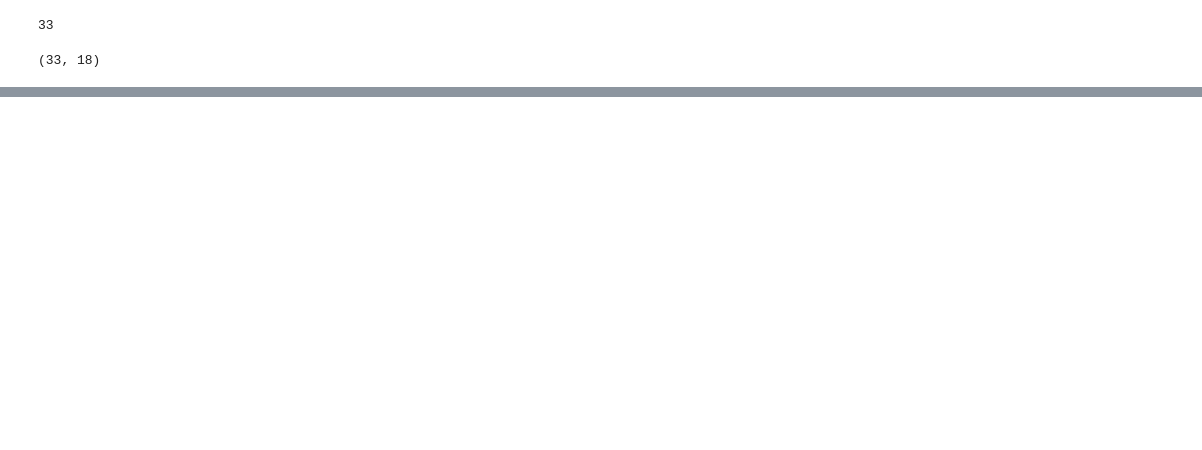
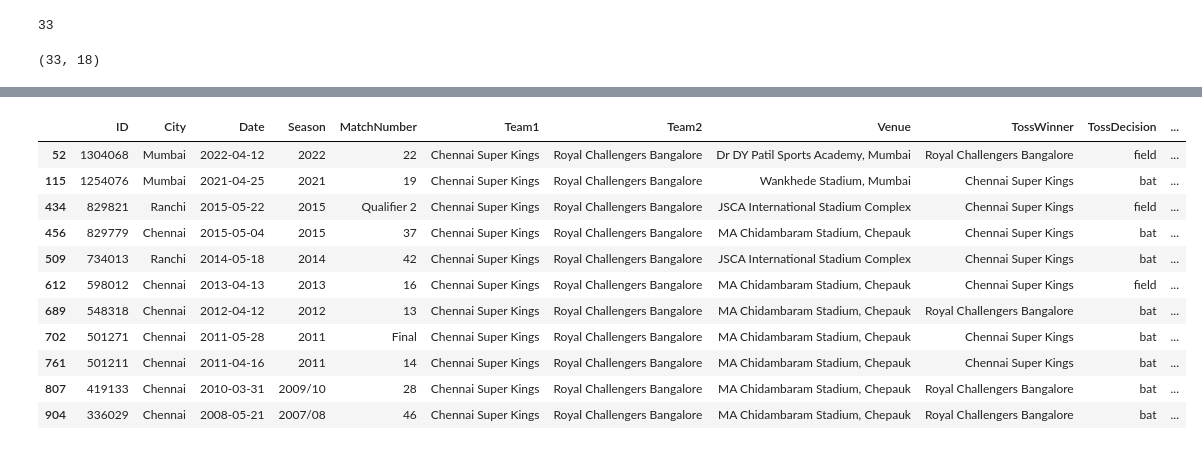
Before and after one commit to ab-jr10/Understanding_AI-ML, a Jupyter notebook: Learning_ML_Pandas_DF.ipynb, the cells around one changed output, grey strips where cells are left out. Saved outputs shown, nothing was run; the diff lists cells and outputs as text; code cells hidden in the pictures; blank space fills up the shorter version.

```diff
--- a/Learning_ML_Pandas_DF.ipynb
+++ b/Learning_ML_Pandas_DF.ipynb
@@ -737,0 +750,16 @@ movies[(movies['genres'].str.contains('Action')) & (movies['imdb_rating'] > 7.5)
+# %%
+t1csk = ipl[((ipl['Team1'] == 'Chennai Super Kings') & (ipl['Team2'] == 'Royal Challengers Bangalore'))]
+t1csk
+# %% [output]
+|  | ID | City | Date | Season | MatchNumber | Team1 | Team2 | Venue | TossWinner | TossDecision | ... |
+| 52 | 1304068 | Mumbai | 2022-04-12 | 2022 | 22 | Chennai Super Kings | Royal Challengers Bangalore | Dr DY Patil Sports Academy, Mumbai | Royal Challengers Bangalore | field | ... |
+| 115 | 1254076 | Mumbai | 2021-04-25 | 2021 | 19 | Chennai Super Kings | Royal Challengers Bangalore | Wankhede Stadium, Mumbai | Chennai Super Kings | bat | ... |
+| 434 | 829821 | Ranchi | 2015-05-22 | 2015 | Qualifier 2 | Chennai Super Kings | Royal Challengers Bangalore | JSCA International Stadium Complex | Chennai Super Kings | field | ... |
+| 456 | 829779 | Chennai | 2015-05-04 | 2015 | 37 | Chennai Super Kings | Royal Challengers Bangalore | MA Chidambaram Stadium, Chepauk | Chennai Super Kings | bat | ... |
+| 509 | 734013 | Ranchi | 2014-05-18 | 2014 | 42 | Chennai Super Kings | Royal Challengers Bangalore | JSCA International Stadium Complex | Chennai Super Kings | bat | ... |
+| 612 | 598012 | Chennai | 2013-04-13 | 2013 | 16 | Chennai Super Kings | Royal Challengers Bangalore | MA Chidambaram Stadium, Chepauk | Chennai Super Kings | field | ... |
+| 689 | 548318 | Chennai | 2012-04-12 | 2012 | 13 | Chennai Super Kings | Royal Challengers Bangalore | MA Chidambaram Stadium, Chepauk | Royal Challengers Bangalore | bat | ... |
+| 702 | 501271 | Chennai | 2011-05-28 | 2011 | Final | Chennai Super Kings | Royal Challengers Bangalore | MA Chidambaram Stadium, Chepauk | Chennai Super Kings | bat | ... |
+| 761 | 501211 | Chennai | 2011-04-16 | 2011 | 14 | Chennai Super Kings | Royal Challengers Bangalore | MA Chidambaram Stadium, Chepauk | Chennai Super Kings | bat | ... |
+| 807 | 419133 | Chennai | 2010-03-31 | 2009/10 | 28 | Chennai Super Kings | Royal Challengers Bangalore | MA Chidambaram Stadium, Chepauk | Royal Challengers Bangalore | bat | ... |
+| 904 | 336029 | Chennai | 2008-05-21 | 2007/08 | 46 | Chennai Super Kings | Royal Challengers Bangalore | MA Chidambaram Stadium, Chepauk | Royal Challengers Bangalore | bat | ... |
```
Also changed, not shown: parts of 26 cells of this notebook.
